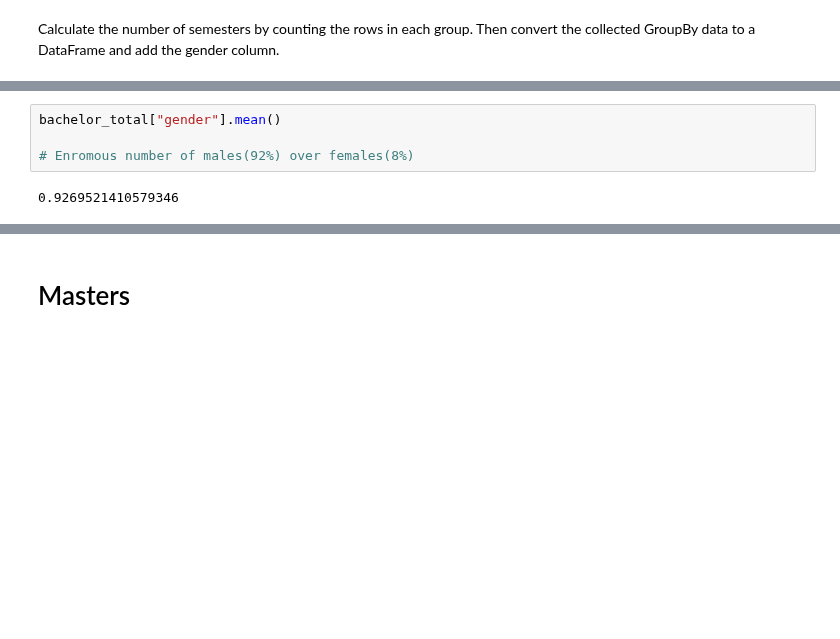
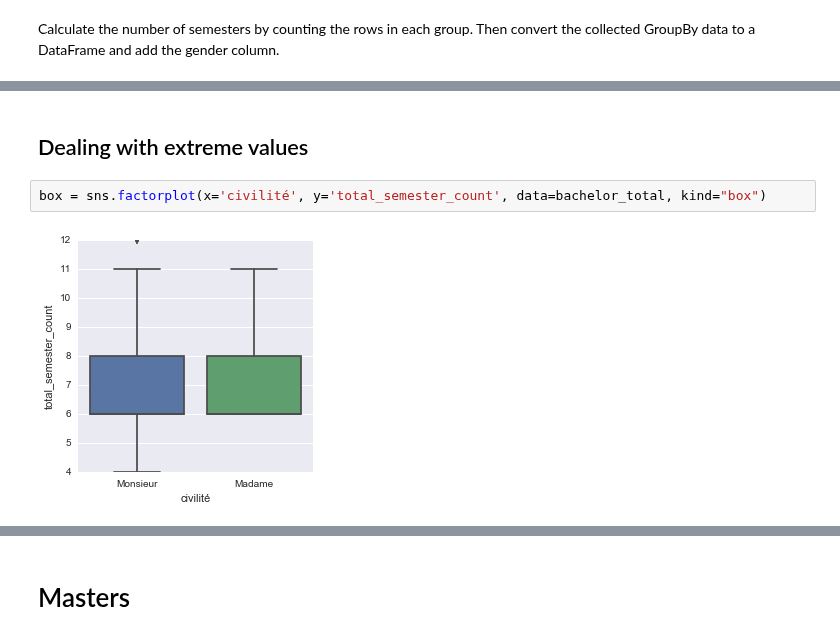
Before and after one commit to PaluchowskiMatthew/ADA-Kepler, a Jupyter notebook: 03 - Data from the Web/Get the data.ipynb, the cells around one changed output, grey strips where cells are left out. Saved outputs shown, nothing was run; the diff lists cells and outputs as text; blank space fills up the shorter version.

```diff
--- a/03 - Data from the Web/Get the data.ipynb
+++ b/03 - Data from the Web/Get the data.ipynb
@@ -329,6 +247,6 @@ semesters_df
-# %%
-bachelor_total["gender"].mean()
-
-# Enromous number of males(92%) over females(8%)
-# %% [output]
-0.9269521410579346
+# %% [markdown]
+## Dealing with extreme values
+# %%
+box = sns.factorplot(x='civilité', y='total_semester_count', data=bachelor_total, kind="box")
+# %% [output]
+[figure, added]
```
Also changed, not shown: parts of 38 cells of this notebook, 1 other file.
